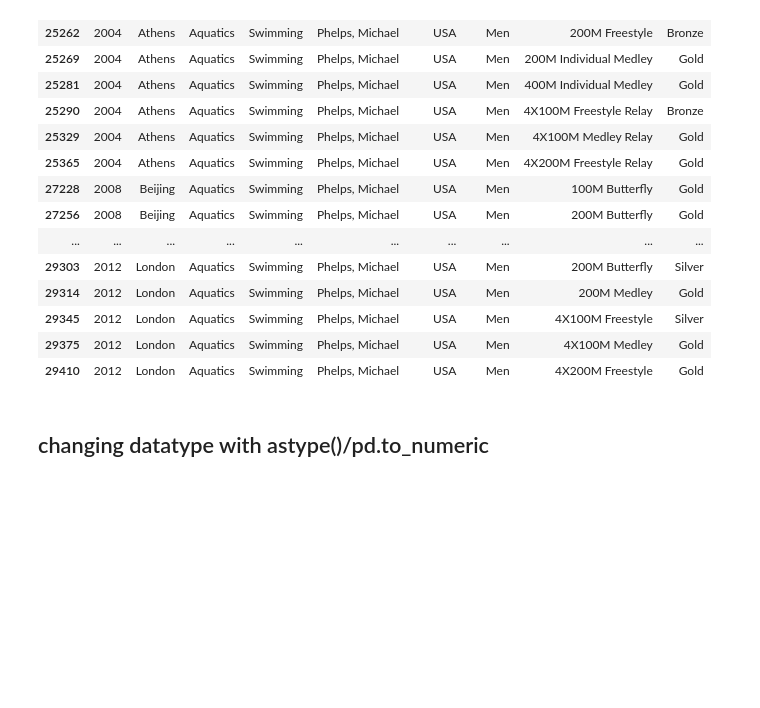
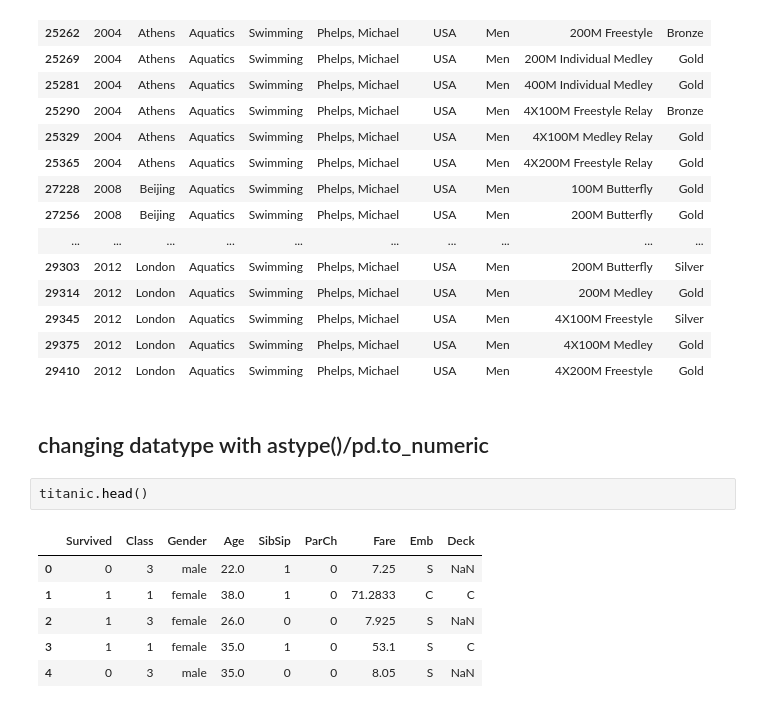
Before and after one commit to HeyThatsViv/Pandas-Udemy-Course, a Jupyter notebook: Course_Materials_Part2/Video_Lecture_NBs/Cleaning data.ipynb, the cells around one changed output. Cells and saved outputs as stored; diff of their text form; blank space fills up the shorter version.

```diff
--- a/Course_Materials_Part2/Video_Lecture_NBs/Cleaning data.ipynb
+++ b/Course_Materials_Part2/Video_Lecture_NBs/Cleaning data.ipynb
@@ -294,3 +294,12 @@ summer.loc[summer.Athlete_Name == 'Phelps, Michael']
 | 29410 | 2012 | London | Aquatics | Swimming | Phelps, Michael | USA | Men | 4X200M Freestyle | Gold |
 # %% [markdown]
 ## changing datatype with astype()/pd.to_numeric
+# %%
+titanic.head()
+# %% [output]
+|  | Survived | Class | Gender | Age | SibSip | ParCh | Fare | Emb | Deck |
+| 0 | 0 | 3 | male | 22.0 | 1 | 0 | 7.25 | S | NaN |
+| 1 | 1 | 1 | female | 38.0 | 1 | 0 | 71.2833 | C | C |
+| 2 | 1 | 3 | female | 26.0 | 0 | 0 | 7.925 | S | NaN |
+| 3 | 1 | 1 | female | 35.0 | 1 | 0 | 53.1 | S | C |
+| 4 | 0 | 3 | male | 35.0 | 0 | 0 | 8.05 | S | NaN |
```
Also changed, not shown: parts of 9 cells of this notebook.
